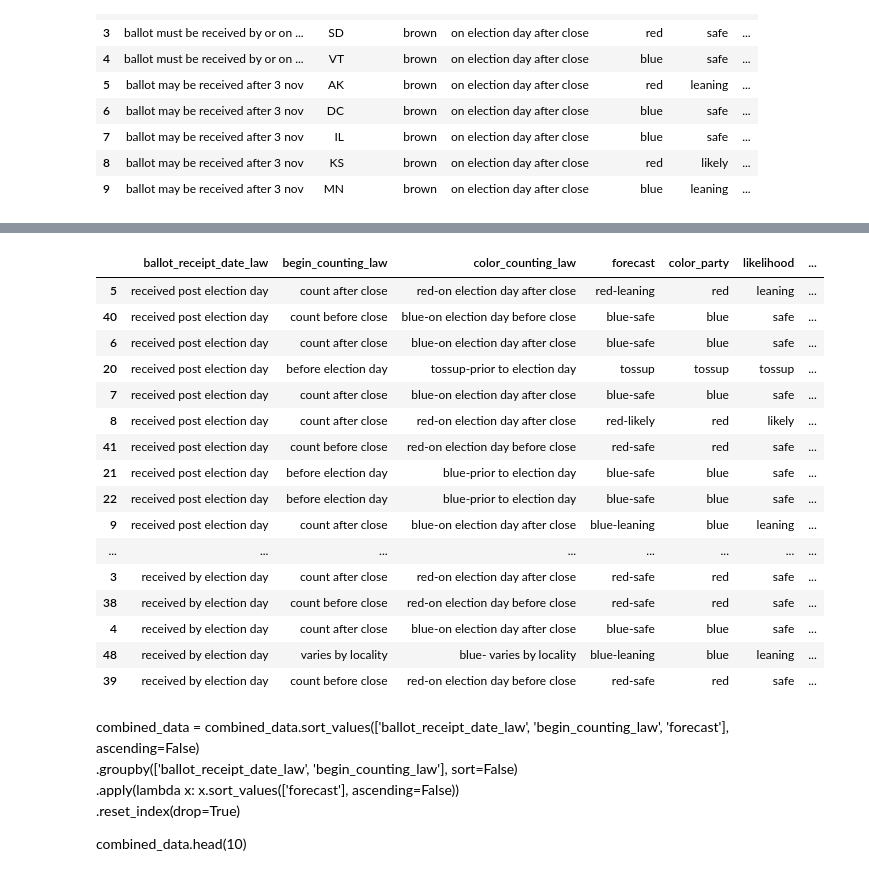
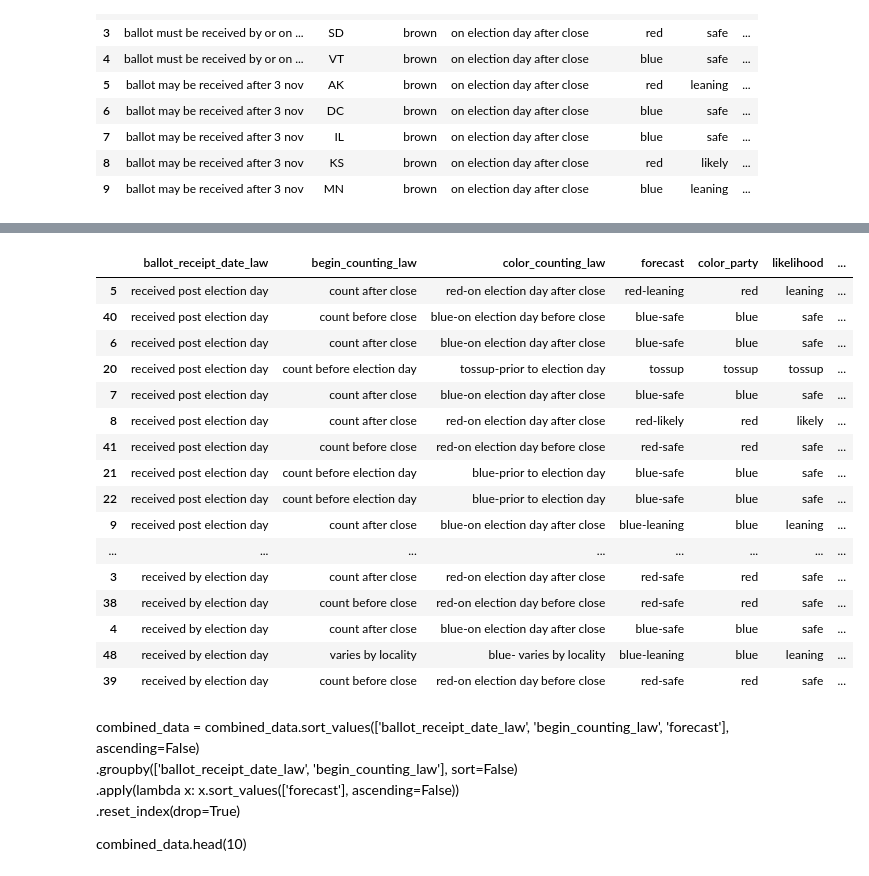
Before and after one commit to surfaceowl/2020election_advance_vote_count, a Jupyter notebook: 2020-US-election-voting-analysis.ipynb, the cells around one changed output, grey strips where cells are left out. Saved outputs shown, nothing was run; the diff lists cells and outputs as text; code cells hidden in the pictures.

```diff
--- a/2020-US-election-voting-analysis.ipynb
+++ b/2020-US-election-voting-analysis.ipynb
@@ -148,37 +196,40 @@ combined_data.head(50)
 # %%
 # simplify column contents & replace values to improve sorting of sankey results
 simplify_receipt_date = {"ballot must be received by or on 3 nov":"received by election day", "ballot may be received after 3 nov":"received post election day"}
 simplify_counting_law = {"on election day before close":"count before close", "on election day after close": "count after close"}
 simplify_tossup = {"tossup-tossup":"tossup"}
 simplify_split = {"split-split":"split"}
 
 combined_data['forecast'] = combined_data['color_party'].str.cat(combined_data['likelihood'],sep="-")
 combined_data['color_counting_law'] = combined_data['color_party'].str.cat(combined_data['begin_counting_law'],sep="-")
 
 combined_data = combined_data.replace({"ballot_receipt_date_law":simplify_receipt_date}) \
                 .replace({"begin_counting_law":simplify_counting_law}) \
                 .replace({"forecast":simplify_tossup}) \
                 .replace({"forecast":simplify_split}) \
-                .replace({"before election day":"before election day"}) \
-                .replace({"prior to election day":"before election day"}) \
+                .replace({"prior to election day":"count before election day"}) \
+                .replace({"varies by locality":"count varies by locality"}) \
+                .replace({"after election day":"count post election day"}) \
                 .replace({"before close":"election day-0-before close"}) \
-                .replace({"after close":"election day-1-after close"}) \
-                .replace({"after election day":"post election day"})
+                .replace({"after close":"election day-1-after close"})
+
+
+#                .replace({"before election day":"count before election day"}) \
 
 combined_data = combined_data[['ballot_receipt_date_law', 'begin_counting_law', 'color_counting_law', 'forecast', 'color_party', 'likelihood', 'state', 'electoral_college_votes']]
 
 combined_data.head(1000)
 # %% [output]
 |  | ballot_receipt_date_law | begin_counting_law | color_counting_law | forecast | color_party | likelihood | ... |
 | 5 | received post election day | count after close | red-on election day after close | red-leaning | red | leaning | ... |
 | 40 | received post election day | count before close | blue-on election day before close | blue-safe | blue | safe | ... |
 | 6 | received post election day | count after close | blue-on election day after close | blue-safe | blue | safe | ... |
-| 20 | received post election day | before election day | tossup-prior to election day | tossup | tossup | tossup | ... |
+| 20 | received post election day | count before election day | tossup-prior to election day | tossup | tossup | tossup | ... |
 | 7 | received post election day | count after close | blue-on election day after close | blue-safe | blue | safe | ... |
 | 8 | received post election day | count after close | red-on election day after close | red-likely | red | likely | ... |
 | 41 | received post election day | count before close | red-on election day before close | red-safe | red | safe | ... |
-| 21 | received post election day | before election day | blue-prior to election day | blue-safe | blue | safe | ... |
-| 22 | received post election day | before election day | blue-prior to election day | blue-safe | blue | safe | ... |
+| 21 | received post election day | count before election day | blue-prior to election day | blue-safe | blue | safe | ... |
+| 22 | received post election day | count before election day | blue-prior to election day | blue-safe | blue | safe | ... |
 | 9 | received post election day | count after close | blue-on election day after close | blue-leaning | blue | leaning | ... |
 | ... | ... | ... | ... | ... | ... | ... | ... |
 | 3 | received by election day | count after close | red-on election day after close | red-safe | red | safe | ... |
```
Also changed, not shown: parts of 18 cells of this notebook, 4 other files.
